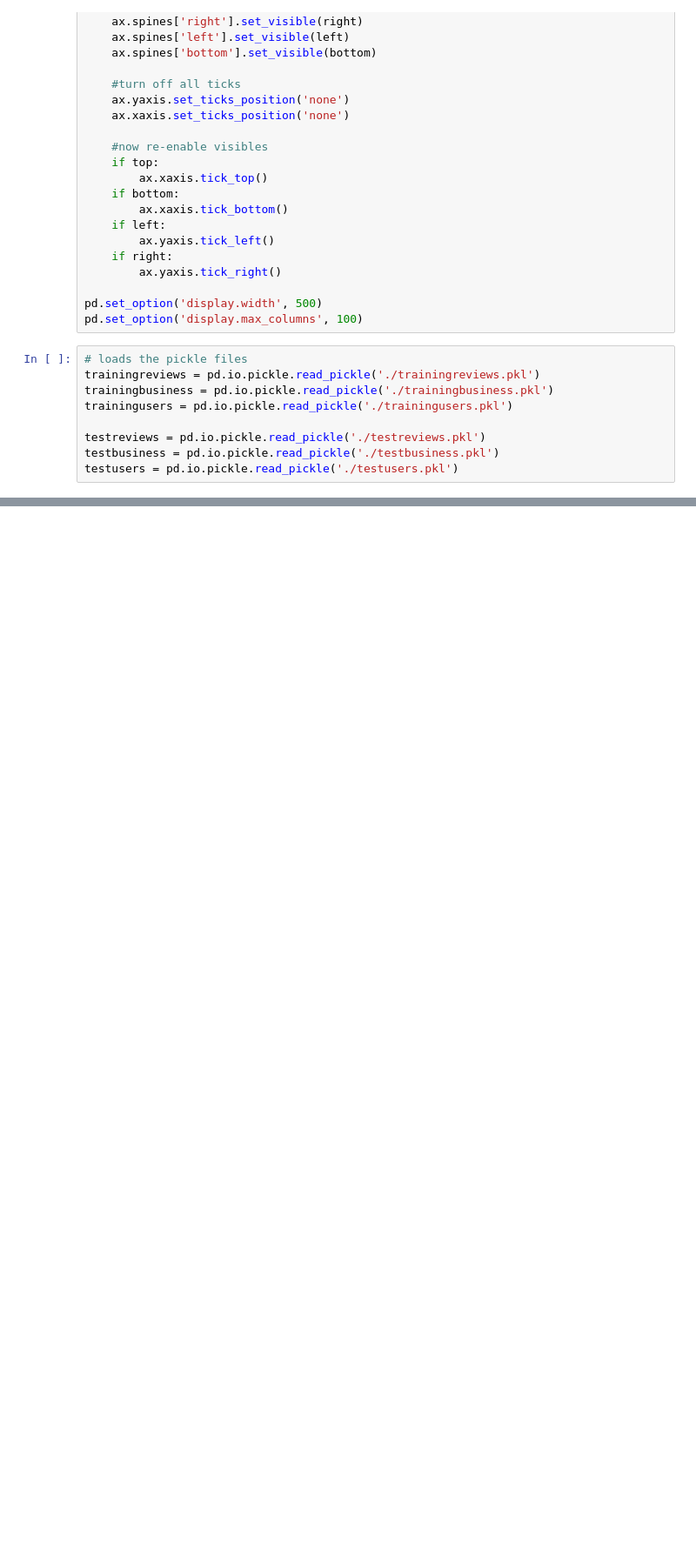
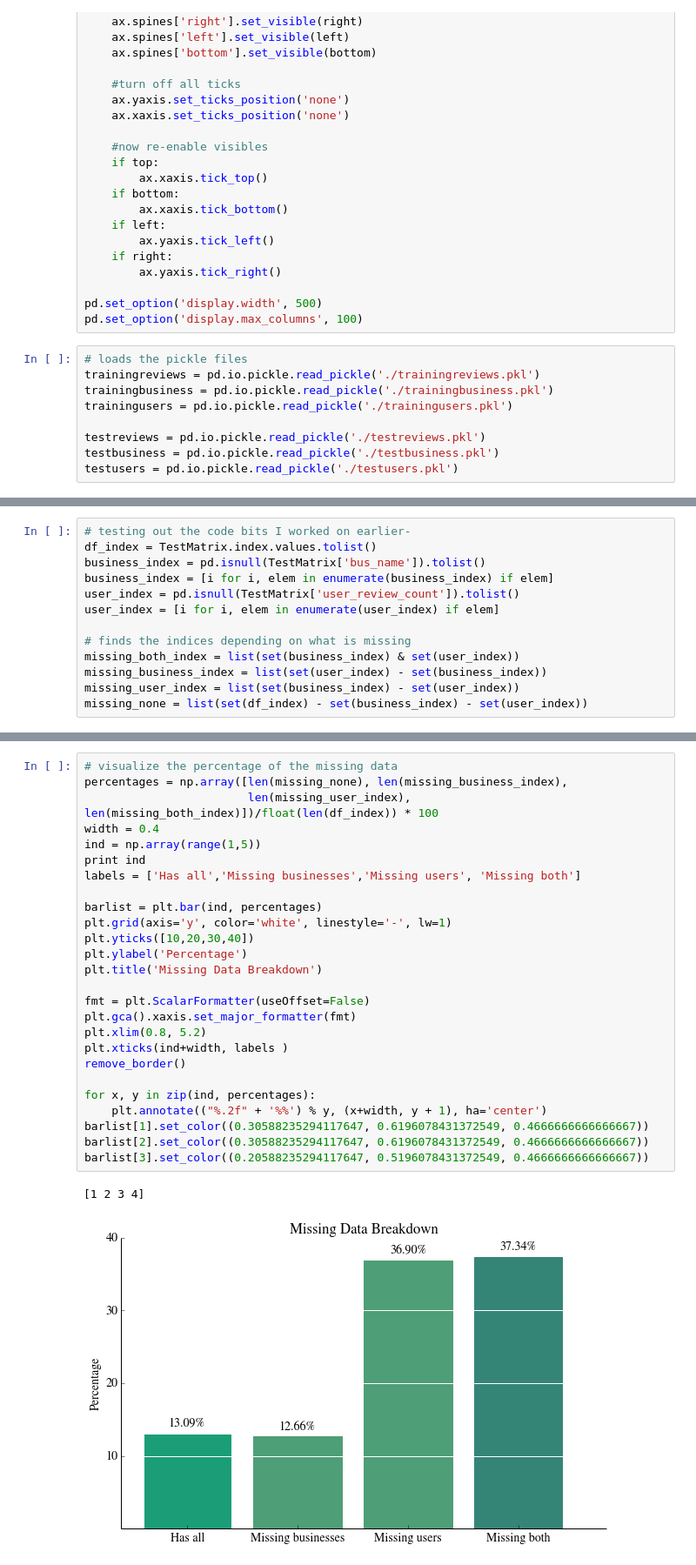
Before and after one commit to s-ramaswamy/CS-229-project, a Jupyter notebook: Visualizations.ipynb, the cells around one changed output, grey strips where cells are left out. Shown: that part at 87% size. Drawn from its saved outputs; the diff is of its cells as text; blank space fills up the shorter version.

```diff
--- a/Visualizations.ipynb
+++ b/Visualizations.ipynb
@@ -127,0 +133,13 @@ plt.title("Star ratings over all reviews");
+# %%
+# testing out the code bits I worked on earlier-
+df_index = TestMatrix.index.values.tolist()
+business_index = pd.isnull(TestMatrix['bus_name']).tolist()
+business_index = [i for i, elem in enumerate(business_index) if elem]
+user_index = pd.isnull(TestMatrix['user_review_count']).tolist()
+user_index = [i for i, elem in enumerate(user_index) if elem]
+
+# finds the indices depending on what is missing
+missing_both_index = list(set(business_index) & set(user_index))
+missing_business_index = list(set(user_index) - set(business_index))
+missing_user_index = list(set(business_index) - set(user_index))
+missing_none = list(set(df_index) - set(business_index) - set(user_index))
@@ -127,0 +156,29 @@ plt.title("Star ratings over all reviews");
+# %%
+# visualize the percentage of the missing data
+percentages = np.array([len(missing_none), len(missing_business_index),
+                        len(missing_user_index), len(missing_both_index)])/float(len(df_index)) * 100
+width = 0.4
+ind = np.array(range(1,5))
+print ind
+labels = ['Has all','Missing businesses','Missing users', 'Missing both']
+
+barlist = plt.bar(ind, percentages)
+plt.grid(axis='y', color='white', linestyle='-', lw=1)
+plt.yticks([10,20,30,40])
+plt.ylabel('Percentage')
+plt.title('Missing Data Breakdown')
+
+fmt = plt.ScalarFormatter(useOffset=False)
+plt.gca().xaxis.set_major_formatter(fmt)
+plt.xlim(0.8, 5.2)
+plt.xticks(ind+width, labels )
+remove_border()
+
+for x, y in zip(ind, percentages):
+    plt.annotate(("%.2f" + '%%') % y, (x+width, y + 1), ha='center')
+barlist[1].set_color((0.30588235294117647, 0.6196078431372549, 0.4666666666666667))
+barlist[2].set_color((0.30588235294117647, 0.6196078431372549, 0.4666666666666667))
+barlist[3].set_color((0.20588235294117647, 0.5196078431372549, 0.4666666666666667))
+# %% [output]
+[1 2 3 4]
+[figure, added]
```
Also changed, not shown: parts of 9 cells of this notebook, 2 other files.
